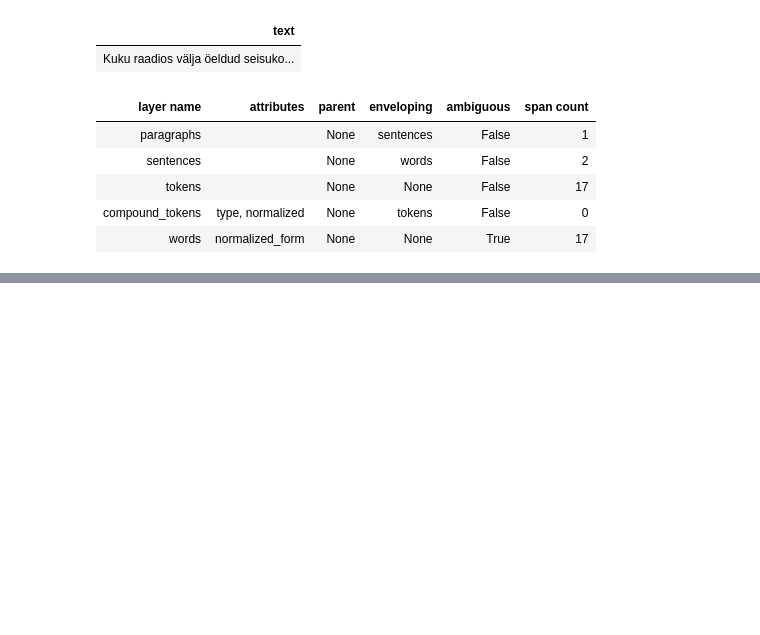
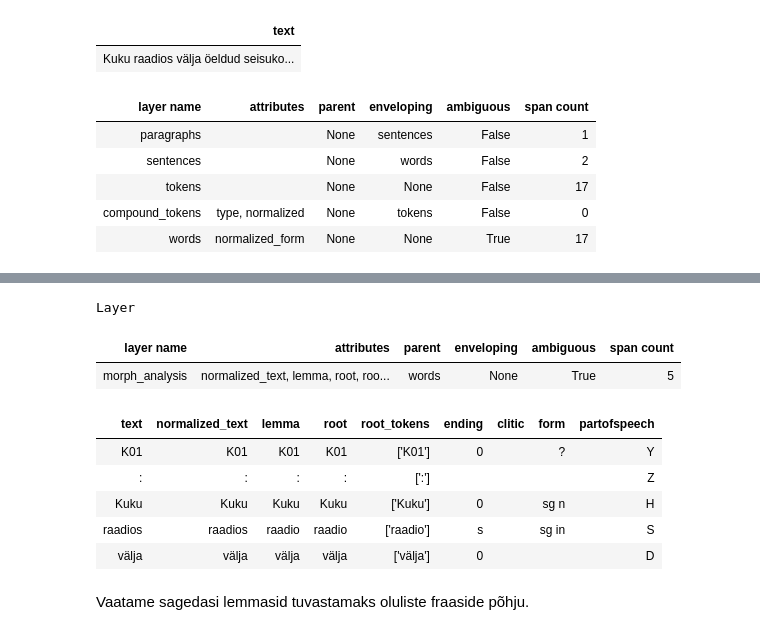
Before and after one commit to estnltk/presentation, a Jupyter notebook: 2019_10_05_EKT_workshop/EstNLTK_collections.ipynb, the cells around one changed output, grey strips where cells are left out. Drawn from its saved outputs; the diff is of its cells as text; code cells hidden in the pictures; blank space fills up the shorter version.

```diff
--- a/2019_10_05_EKT_workshop/EstNLTK_collections.ipynb
+++ b/2019_10_05_EKT_workshop/EstNLTK_collections.ipynb
@@ -600,0 +561,15 @@ collection.select(JsonbTextQuery('morph_analysis', lemma='kuku')).head()
+# %%
+text = Text(raw_text).analyse('morphology')
+text.morph_analysis[:5]
+# %% [output]
+Layer
+| layer name | attributes | parent | enveloping | ambiguous | span count |
+| morph_analysis | normalized_text, lemma, root, roo... | words | None | True | 5 |
+| text | normalized_text | lemma | root | root_tokens | ending | clitic | form | partofspeech |
+| K01 | K01 | K01 | K01 | ['K01'] | 0 |  | ? | Y |
+| : | : | : | : | [':'] |  |  |  | Z |
+| Kuku | Kuku | Kuku | Kuku | ['Kuku'] | 0 |  | sg n | H |
+| raadios | raadios | raadio | raadio | ['raadio'] | s |  | sg in | S |
+| välja | välja | välja | välja | ['välja'] | 0 |  |  | D |
+# %% [markdown]
+Vaatame sagedasi lemmasid tuvastamaks oluliste fraaside põhju.
```
Also changed, not shown: parts of 82 cells of this notebook.
